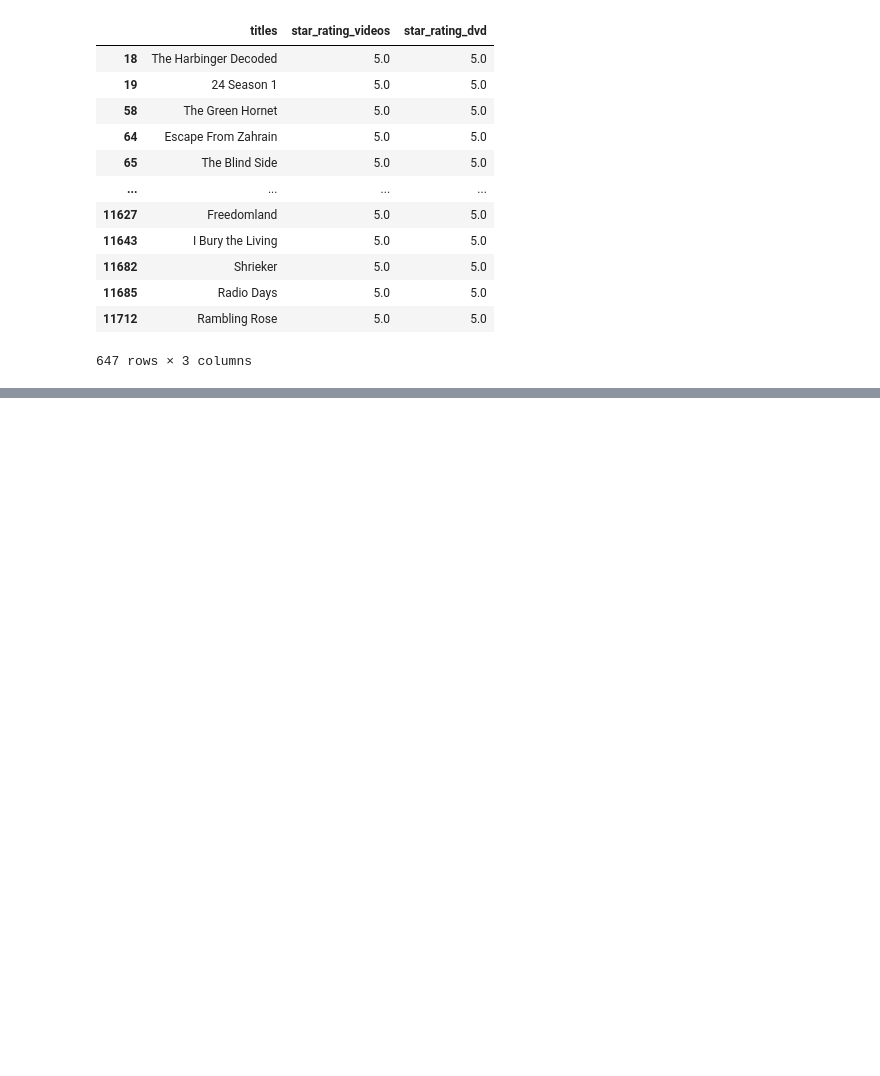
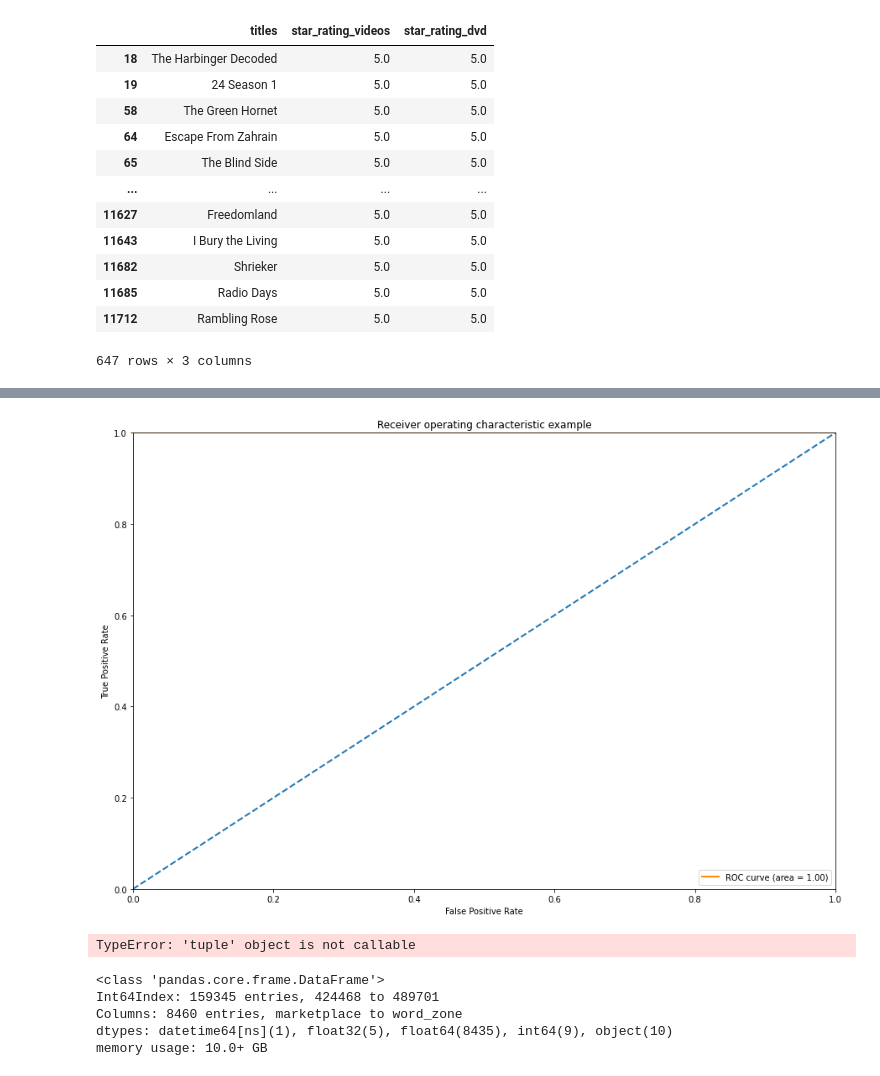
Before and after one commit to gracewainaina/CS396_Data_Science, a Jupyter notebook: videos_dvd_eda.ipynb, the cells around one changed output, grey strips where cells are left out. Cells and saved outputs as stored; diff of their text form; code cells hidden in the pictures; blank space fills up the shorter version.

```diff
--- a/videos_dvd_eda.ipynb
+++ b/videos_dvd_eda.ipynb
@@ -291,0 +272,3 @@ top_videos_dvd
+# %%
+videos_2015['label'] = videos_2015['star_rating'].apply(lambda x:0 if x < 4 else 1)
+videos_2015.head()
@@ -291,0 +449,20 @@ top_videos_dvd
+# %%
+from sklearn import preprocessing
+
+le = preprocessing.LabelEncoder()
+for col in X_train.columns:
+    if X_train[col].dtype == object:
+        X_train[col] = le.fit_transform(X_train[col])
+
+for col in X_test.columns:
+    if X_test[col].dtype == object:
+        X_test[col] = le.fit_transform(X_test[col])
+# %%
+# train a random forest classifier
+from sklearn.ensemble import RandomForestClassifier
+rf = RandomForestClassifier(n_estimators = 100, random_state = 42)
+rf.fit(X_train, y_train)
+
+# show feature importance
+feature_importances_df = pd.DataFrame({"feature": features, "importance": rf.feature_importances_}).sort_values("importance", ascending = False)
+feature_importances_df.head(20)
@@ -291,0 +487,45 @@ top_videos_dvd
+# %%
+# ROC curve
+from sklearn.metrics import roc_curve, auc, roc_auc_score
+import matplotlib.pyplot as plt
+
+y_pred = [x[1] for x in rf.predict_proba(X_test)]
+fpr, tpr, thresholds = roc_curve(y_test, y_pred, pos_label = 1)
+
+roc_auc = auc(fpr, tpr)
+
+plt.figure(1, figsize = (15, 10))
+lw = 2
+plt.plot(fpr, tpr, color='darkorange',
+         lw=lw, label='ROC curve (area = %0.2f)' % roc_auc)
+plt.plot([0, 1], [0, 1], lw=lw, linestyle='--')
+plt.xlim([0.0, 1.0])
+plt.ylim([0.0, 1.0])
+plt.xlabel('False Positive Rate')
+plt.ylabel('True Positive Rate')
+plt.title('Receiver operating characteristic example')
+plt.legend(loc="lower right")
+plt.show()
+# %% [output]
+[figure, added]
+# %%
+# add tf-idfs columns
+from sklearn.feature_extraction.text import TfidfVectorizer
+tfidf = TfidfVectorizer(min_df = 10)
+tfidf_result = tfidf.fit_transform(videos_2015_sample['clean_review']).toarray()
+tfidf_result.shape()
+# tfidf_df = pd.DataFrame(tfidf_result, columns = tfidf.get_feature_names())
+# tfidf_df.columns = ["word_" + str(x) for x in tfidf_df.columns]
+# tfidf_df.index = videos_2015_sample.index
+# videos_2015_sample = pd.concat([videos_2015_sample, tfidf_df], axis=1)
+# videos_2015_sample.info()
+# %% [output]
+TypeError: 'tuple' object is not callable
+# %%
+videos_2015_sample.info()
+# %% [output]
+<class 'pandas.core.frame.DataFrame'>
+Int64Index: 159345 entries, 424468 to 489701
+Columns: 8460 entries, marketplace to word_zone
+dtypes: datetime64[ns](1), float32(5), float64(8435), int64(9), object(10)
+memory usage: 10.0+ GB
```
Also changed, not shown: parts of 44 cells of this notebook.
